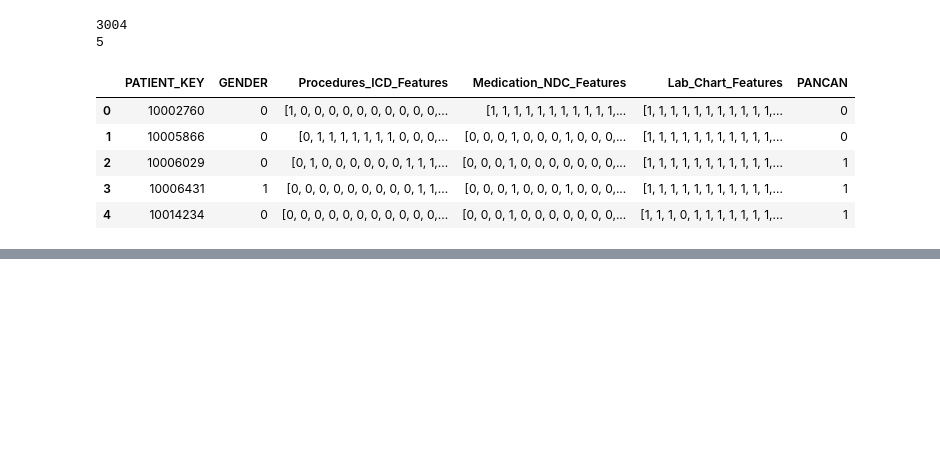
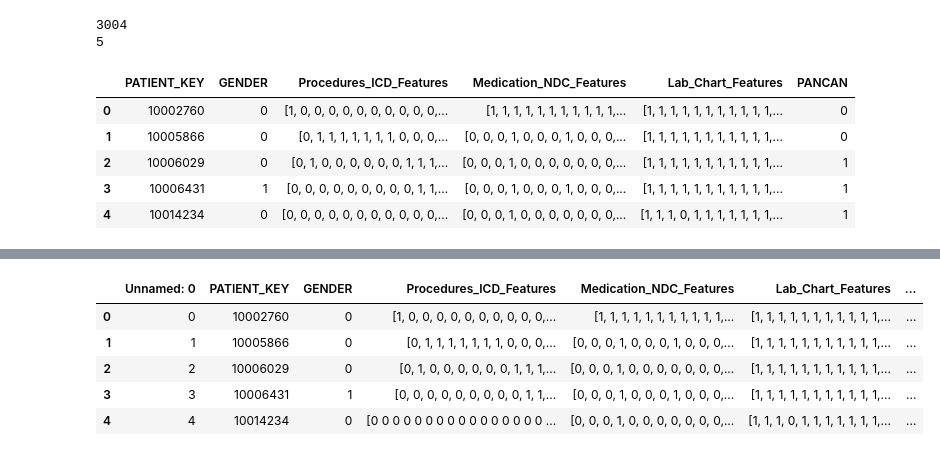
Before and after one commit to kushagragarwal2443/Pancreatic_Cancer_Prediction_from_EHR, a Jupyter notebook: data/preprocess.ipynb, the cells around one changed output, grey strips where cells are left out. Cells and saved outputs as stored; diff of their text form; code cells hidden in the pictures; blank space fills up the shorter version.

```diff
--- a/data/preprocess.ipynb
+++ b/data/preprocess.ipynb
@@ -475,0 +500,10 @@ mimic.to_csv("./processed/MIMIC.csv")
+# %%
+mimic = pd.read_csv("./processed/MIMIC_Final.csv")
+mimic.head()
+# %% [output]
+|  | Unnamed: 0 | PATIENT_KEY | GENDER | Procedures_ICD_Features | Medication_NDC_Features | Lab_Chart_Features | ... |
+| 0 | 0 | 10002760 | 0 | [1, 0, 0, 0, 0, 0, 0, 0, 0, 0, 0,... | [1, 1, 1, 1, 1, 1, 1, 1, 1, 1, 1,... | [1, 1, 1, 1, 1, 1, 1, 1, 1, 1, 1,... | ... |
+| 1 | 1 | 10005866 | 0 | [0, 1, 1, 1, 1, 1, 1, 1, 0, 0, 0,... | [0, 0, 0, 1, 0, 0, 0, 1, 0, 0, 0,... | [1, 1, 1, 1, 1, 1, 1, 1, 1, 1, 1,... | ... |
+| 2 | 2 | 10006029 | 0 | [0, 1, 0, 0, 0, 0, 0, 0, 1, 1, 1,... | [0, 0, 0, 1, 0, 0, 0, 0, 0, 0, 0,... | [1, 1, 1, 1, 1, 1, 1, 1, 1, 1, 1,... | ... |
+| 3 | 3 | 10006431 | 1 | [0, 0, 0, 0, 0, 0, 0, 0, 0, 1, 1,... | [0, 0, 0, 1, 0, 0, 0, 1, 0, 0, 0,... | [1, 1, 1, 1, 1, 1, 1, 1, 1, 1, 1,... | ... |
+| 4 | 4 | 10014234 | 0 | [0 0 0 0 0 0 0 0 0 0 0 0 0 0 0 0 ... | [0, 0, 0, 1, 0, 0, 0, 0, 0, 0, 0,... | [1, 1, 1, 0, 1, 1, 1, 1, 1, 1, 1,... | ... |
```
Also changed, not shown: parts of 9 cells of this notebook, 4 other files.
